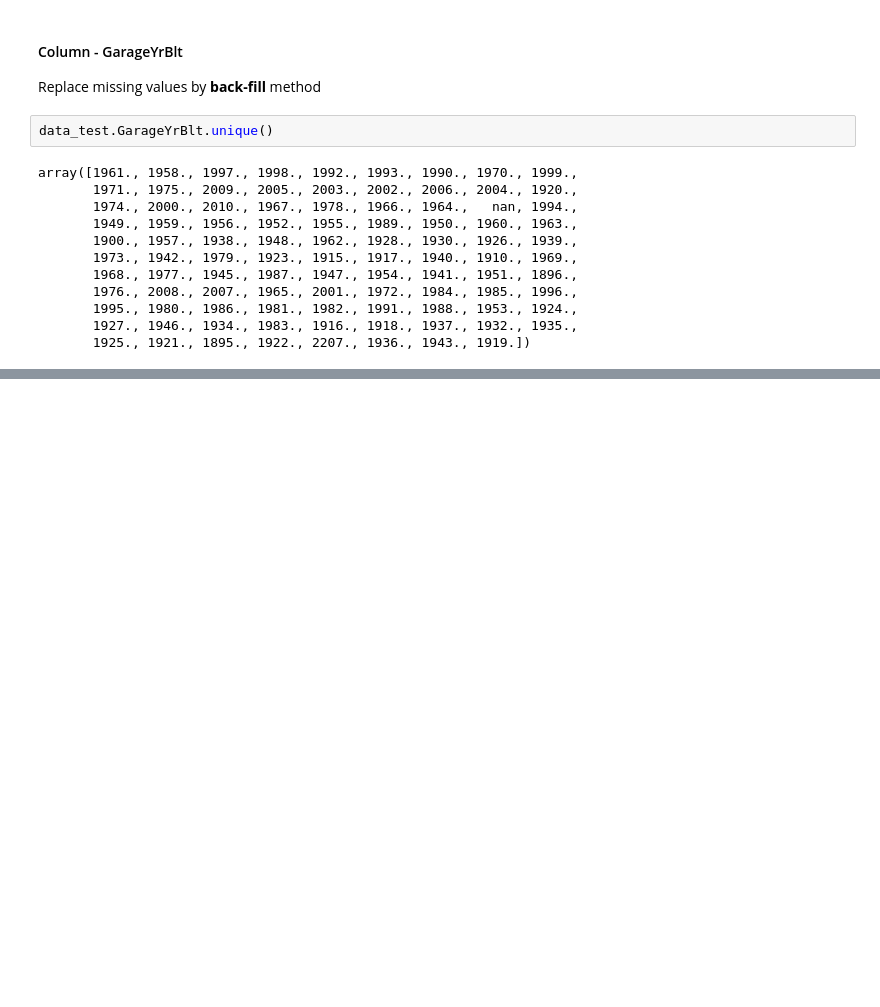
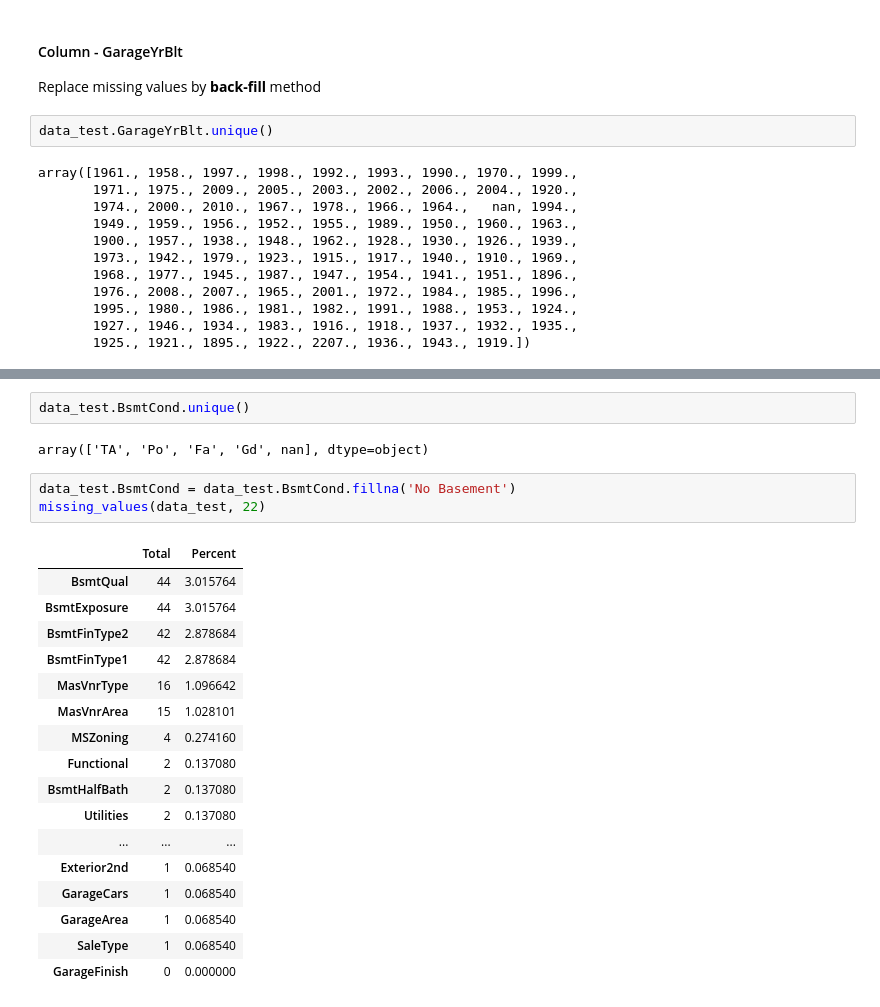
Before and after one commit to naseemap47/predictHousePrices-MachineLearning-python, a Jupyter notebook: jupyter_notebook.ipynb, the cells around one changed output, grey strips where cells are left out. Cells and saved outputs as stored; diff of their text form; blank space fills up the shorter version.

```diff
--- a/jupyter_notebook.ipynb
+++ b/jupyter_notebook.ipynb
@@ -577,0 +635,25 @@ array([1961., 1958., 1997., 1998., 1992., 1993., 1990., 1970., 1999.,
+# %%
+data_test.BsmtCond.unique()
+# %% [output]
+array(['TA', 'Po', 'Fa', 'Gd', nan], dtype=object)
+# %%
+data_test.BsmtCond = data_test.BsmtCond.fillna('No Basement')
+missing_values(data_test, 22)
+# %% [output]
+|  | Total | Percent |
+| BsmtQual | 44 | 3.015764 |
+| BsmtExposure | 44 | 3.015764 |
+| BsmtFinType2 | 42 | 2.878684 |
+| BsmtFinType1 | 42 | 2.878684 |
+| MasVnrType | 16 | 1.096642 |
+| MasVnrArea | 15 | 1.028101 |
+| MSZoning | 4 | 0.274160 |
+| Functional | 2 | 0.137080 |
+| BsmtHalfBath | 2 | 0.137080 |
+| Utilities | 2 | 0.137080 |
+| ... | ... | ... |
+| Exterior2nd | 1 | 0.068540 |
+| GarageCars | 1 | 0.068540 |
+| GarageArea | 1 | 0.068540 |
+| SaleType | 1 | 0.068540 |
+| GarageFinish | 0 | 0.000000 |
```
Also changed, not shown: parts of 69 cells of this notebook.
